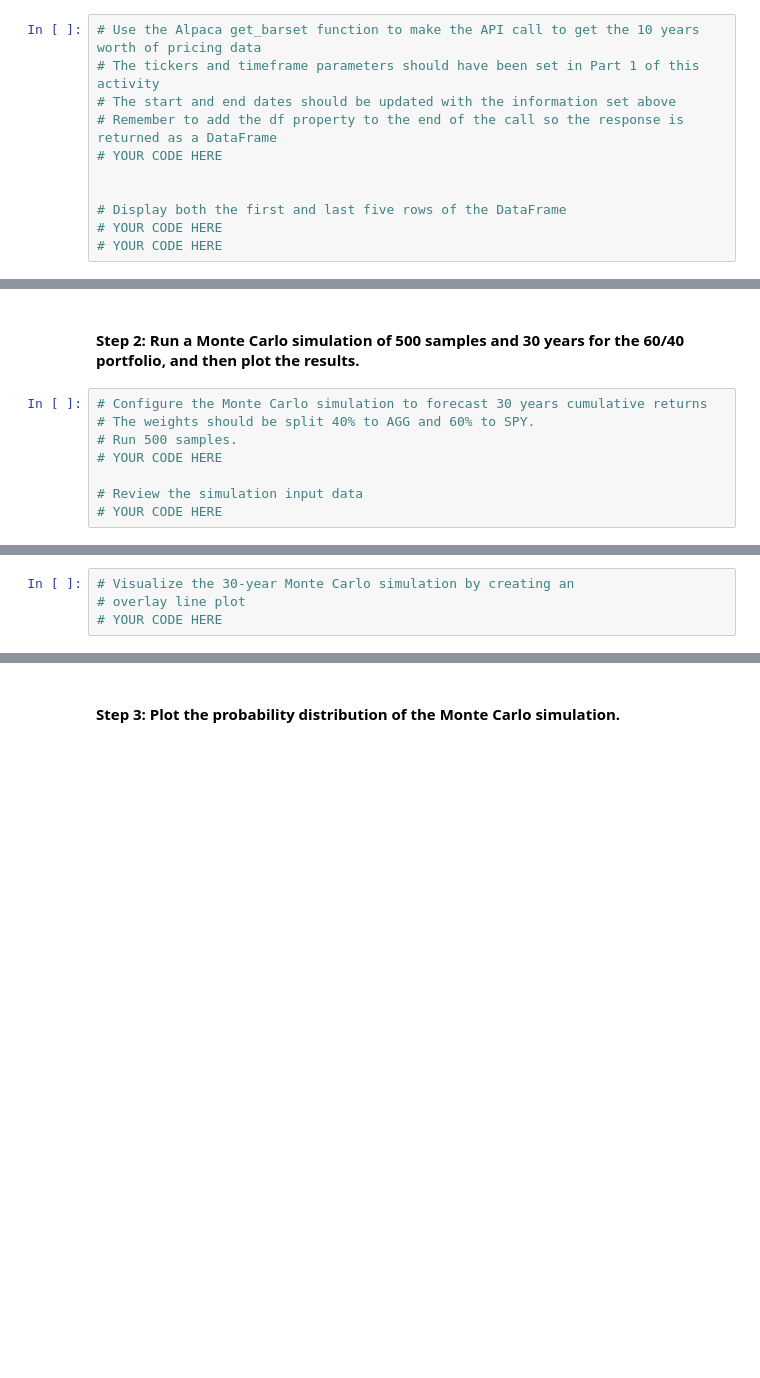
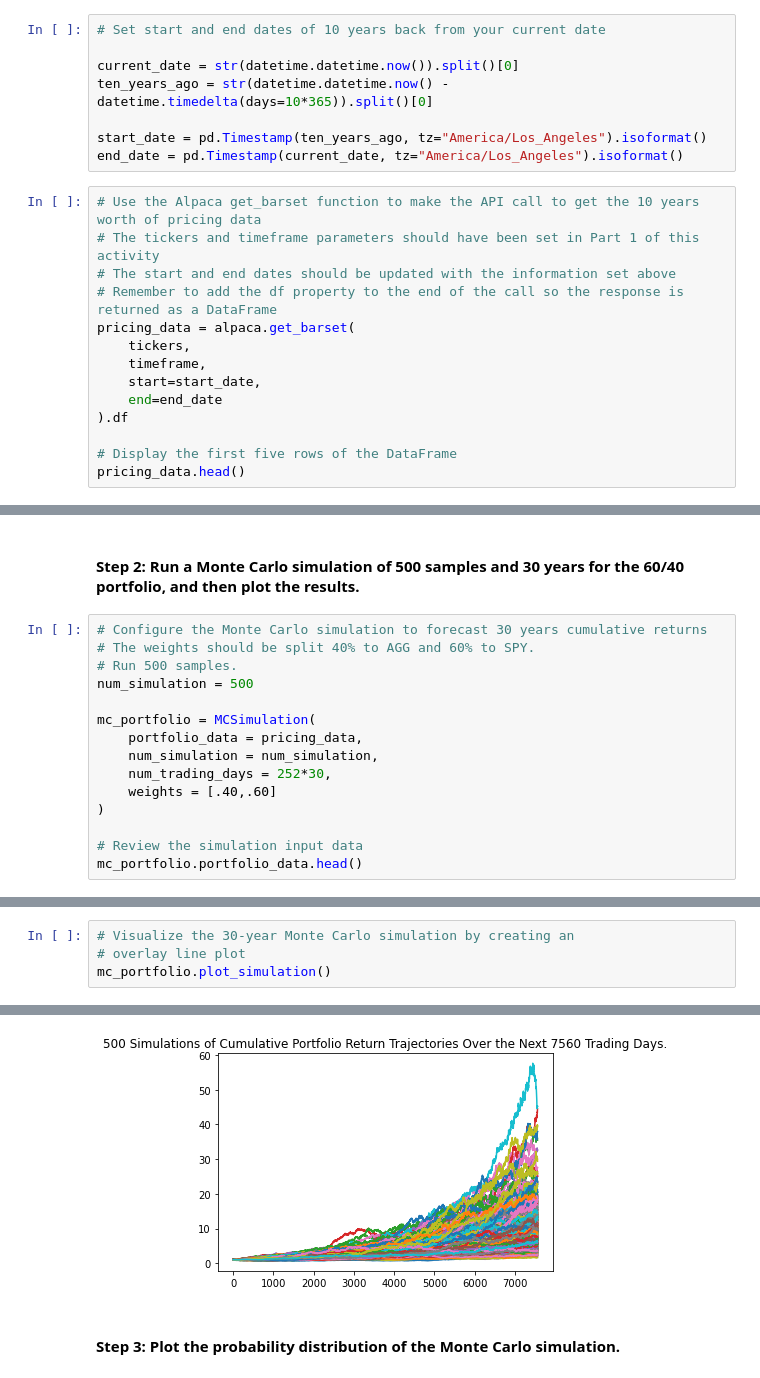
Before and after one commit to coronado212/financial_planner_api_5, a Jupyter notebook: financial_planning_tools.ipynb, the cells around one changed output, grey strips where cells are left out. Saved outputs shown, nothing was run; the diff lists cells and outputs as text; blank space fills up the shorter version.

Commit message:
run mc simulation

```diff
--- a/financial_planning_tools.ipynb
+++ b/financial_planning_tools.ipynb
@@ -424,11 +420,22 @@ In this section, you’ll use the MCForecastTools library to create a Monte Carl
+# %%
+# Set start and end dates of 10 years back from your current date
+
+current_date = str(datetime.datetime.now()).split()[0]
+ten_years_ago = str(datetime.datetime.now() - datetime.timedelta(days=10*365)).split()[0]
+
+start_date = pd.Timestamp(ten_years_ago, tz="America/Los_Angeles").isoformat()
+end_date = pd.Timestamp(current_date, tz="America/Los_Angeles").isoformat()
 # %%
 # Use the Alpaca get_barset function to make the API call to get the 10 years worth of pricing data
 # The tickers and timeframe parameters should have been set in Part 1 of this activity
 # The start and end dates should be updated with the information set above
 # Remember to add the df property to the end of the call so the response is returned as a DataFrame
-# YOUR CODE HERE
+pricing_data = alpaca.get_barset(
+    tickers,
+    timeframe,
+    start=start_date,
+    end=end_date
+).df
 
-
-# Display both the first and last five rows of the DataFrame
-# YOUR CODE HERE
-# YOUR CODE HERE
+# Display the first five rows of the DataFrame
+pricing_data.head()
@@ -438,7 +454,14 @@ In this section, you’ll use the MCForecastTools library to create a Monte Carl
 # Configure the Monte Carlo simulation to forecast 30 years cumulative returns
 # The weights should be split 40% to AGG and 60% to SPY.
 # Run 500 samples.
-# YOUR CODE HERE
+num_simulation = 500
+
+mc_portfolio = MCSimulation(
+    portfolio_data = pricing_data,
+    num_simulation = num_simulation,
+    num_trading_days = 252*30,
+    weights = [.40,.60]
+)
 
 # Review the simulation input data
-# YOUR CODE HERE
+mc_portfolio.portfolio_data.head()
@@ -448,4 +511,5 @@ In this section, you’ll use the MCForecastTools library to create a Monte Carl
 # %%
 # Visualize the 30-year Monte Carlo simulation by creating an
 # overlay line plot
-# YOUR CODE HERE
+mc_portfolio.plot_simulation()
+# %% [output]
@@ -452,3 +517,4 @@ In this section, you’ll use the MCForecastTools library to create a Monte Carl
+[figure, added]
 # %% [markdown]
 #### Step 3: Plot the probability distribution of the Monte Carlo simulation.
 # %%
```
Also changed, not shown: parts of 19 cells of this notebook.
